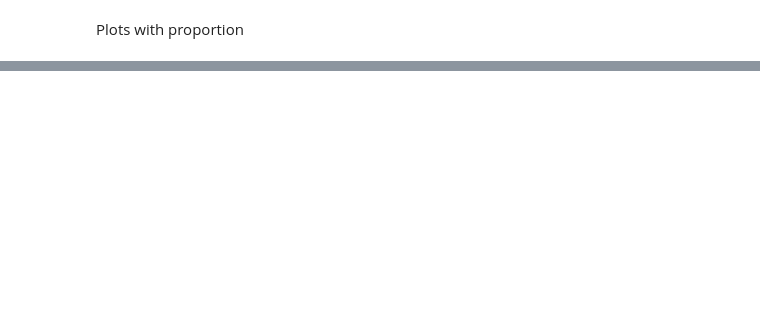
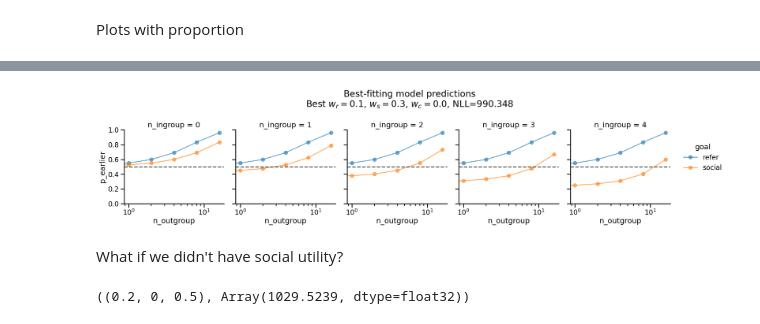
Before and after one commit to aliciamchen/code-switching, a Jupyter notebook: model/earlier-later-3pp-varied.ipynb, the cells around one changed output, grey strips where cells are left out. Drawn from its saved outputs; the diff is of its cells as text; code cells hidden in the pictures; blank space fills up the shorter version.

```diff
--- a/model/earlier-later-3pp-varied.ipynb
+++ b/model/earlier-later-3pp-varied.ipynb
@@ -76,0 +220,12 @@ g = sns.relplot(data=df, x='prop_ingroup', y='p_earlier', hue='goal', kind='line
+# %%
+g = sns.FacetGrid(df, col='n_ingroup', hue="goal", col_wrap=5, height=4)
+g.map(plt.plot, 'n_outgroup', 'p_earlier', marker='o', alpha=0.6)
+g.add_legend()
+g.map(plt.axhline, y=0.5, ls='--', color='black', alpha=0.5)
+g.set(ylim=(0, 1), xscale="log")
+g.figure.suptitle('Best-fitting model predictions\nBest $w_r= {:.1f}$, $w_s= {:.1f}$, $w_c= {:.1f}$, NLL={:.3f}'.format(best_w_r, best_w_s, best_w_c, best_nll_social), y=1.2)
+plt.show()
+# %% [output]
+[figure, added]
+# %% [markdown]
+What if we didn't have social utility?
@@ -76,0 +247,4 @@ g = sns.relplot(data=df, x='prop_ingroup', y='p_earlier', hue='goal', kind='line
+# %%
+best_params_no_social, best_nll_no_social
+# %% [output]
+((0.2, 0, 0.5), Array(1029.5239, dtype=float32))
```
Also changed, not shown: parts of 33 cells of this notebook.
